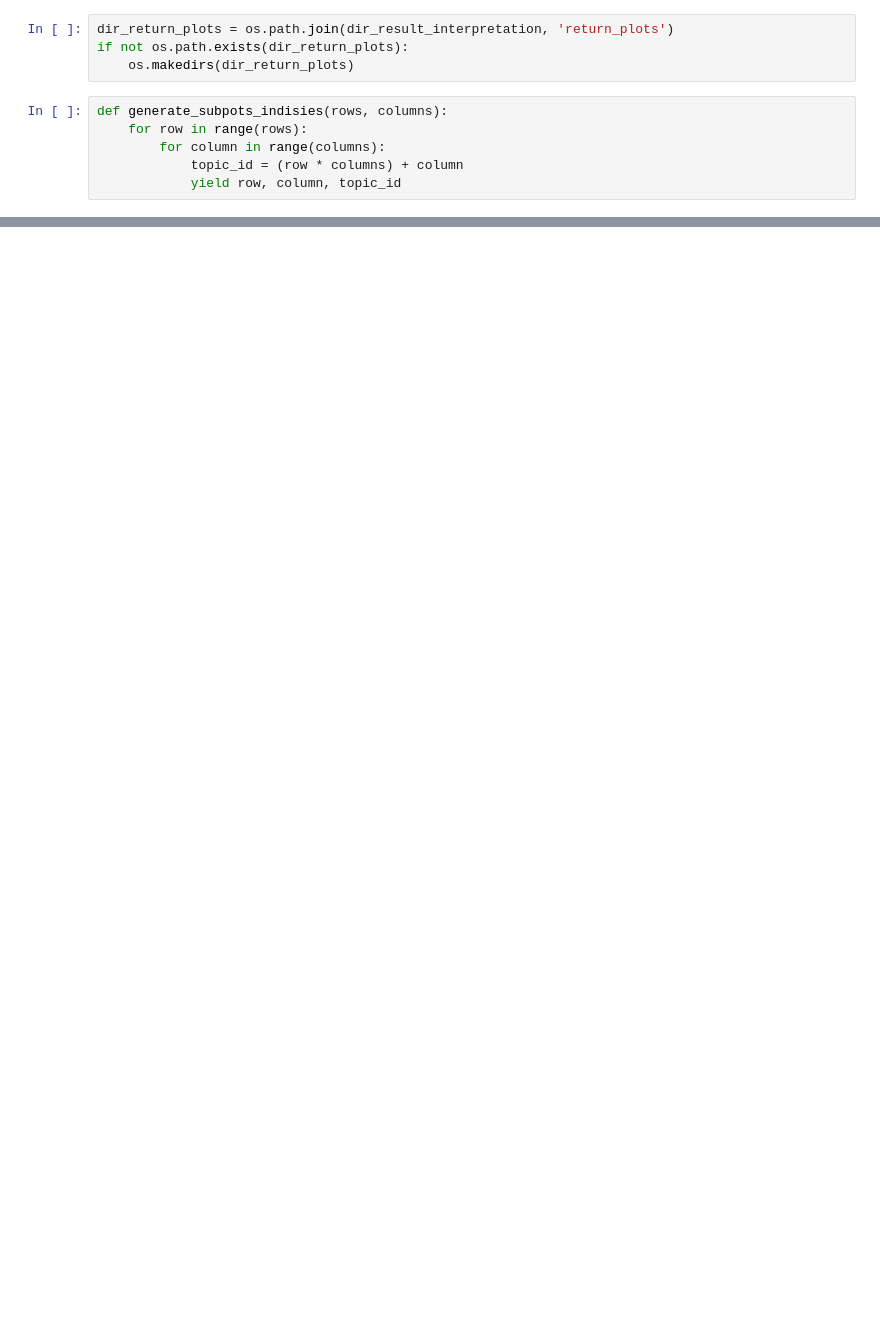
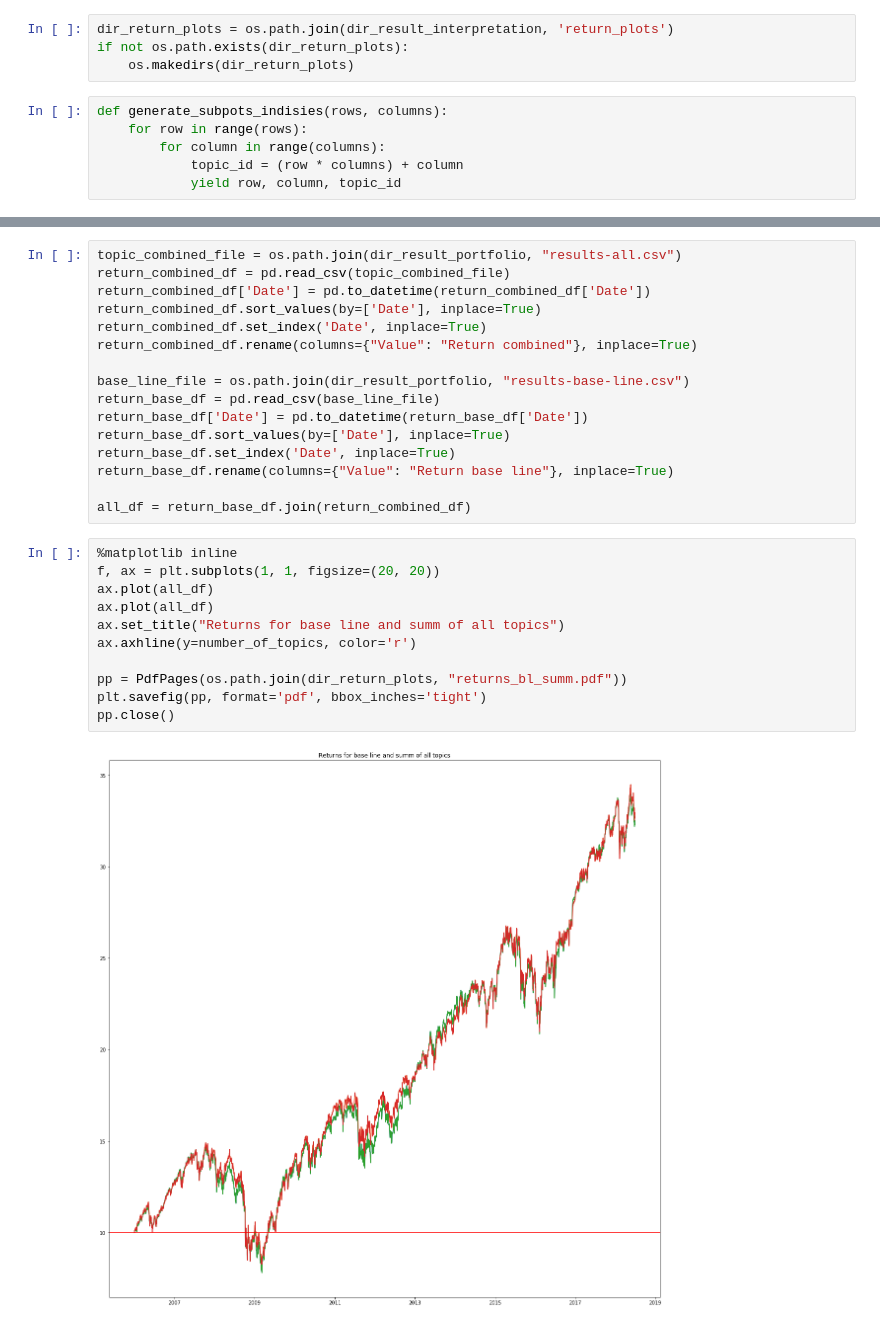
Before and after one commit to Arisiru/dtm-reports-analysis, a Jupyter notebook: notebooks/result_interpretation.ipynb, the cells around one changed output, grey strips where cells are left out. Saved outputs shown, nothing was run; the diff lists cells and outputs as text; blank space fills up the shorter version.

```diff
--- a/notebooks/result_interpretation.ipynb
+++ b/notebooks/result_interpretation.ipynb
@@ -461,0 +484,29 @@ pp.close()
+# %%
+topic_combined_file = os.path.join(dir_result_portfolio, "results-all.csv")
+return_combined_df = pd.read_csv(topic_combined_file)
+return_combined_df['Date'] = pd.to_datetime(return_combined_df['Date'])
+return_combined_df.sort_values(by=['Date'], inplace=True)
+return_combined_df.set_index('Date', inplace=True)
+return_combined_df.rename(columns={"Value": "Return combined"}, inplace=True)
+
+base_line_file = os.path.join(dir_result_portfolio, "results-base-line.csv")
+return_base_df = pd.read_csv(base_line_file)
+return_base_df['Date'] = pd.to_datetime(return_base_df['Date'])
+return_base_df.sort_values(by=['Date'], inplace=True)
+return_base_df.set_index('Date', inplace=True)
+return_base_df.rename(columns={"Value": "Return base line"}, inplace=True)
+
+all_df = return_base_df.join(return_combined_df)
+# %%
+%matplotlib inline
+f, ax = plt.subplots(1, 1, figsize=(20, 20))
+ax.plot(all_df)
+ax.plot(all_df)
+ax.set_title("Returns for base line and summ of all topics")
+ax.axhline(y=number_of_topics, color='r')
+
+pp = PdfPages(os.path.join(dir_return_plots, "returns_bl_summ.pdf"))
+plt.savefig(pp, format='pdf', bbox_inches='tight')
+pp.close()
+# %% [output]
+[figure, added]
```
Also changed, not shown: parts of 7 cells of this notebook.
